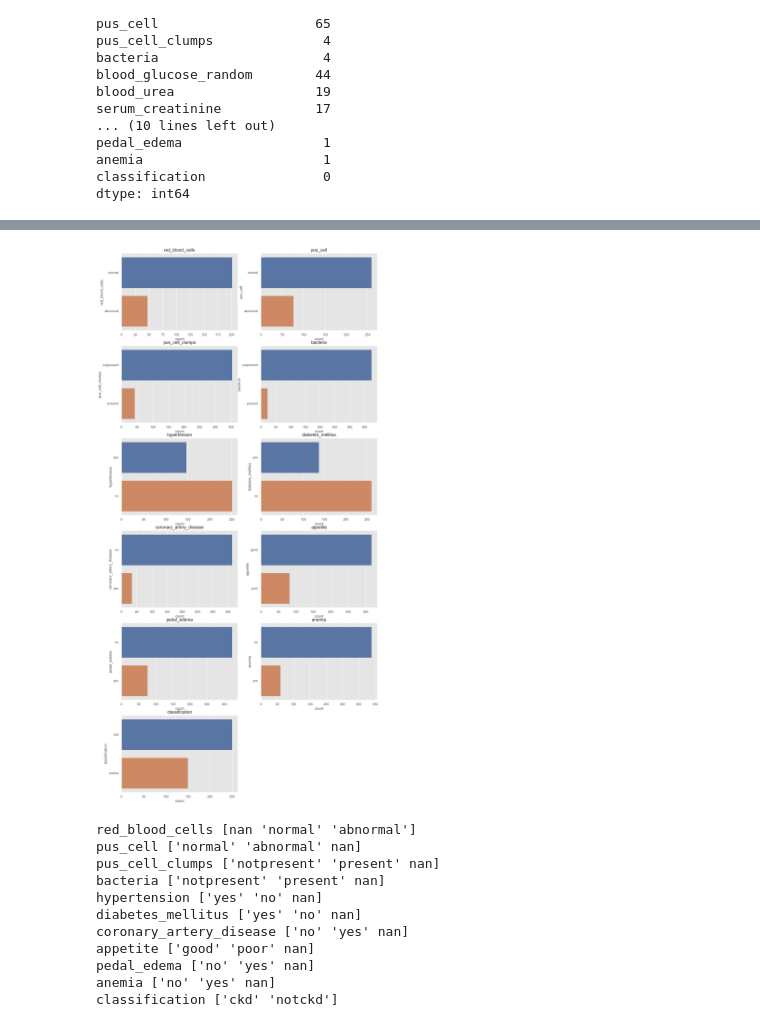
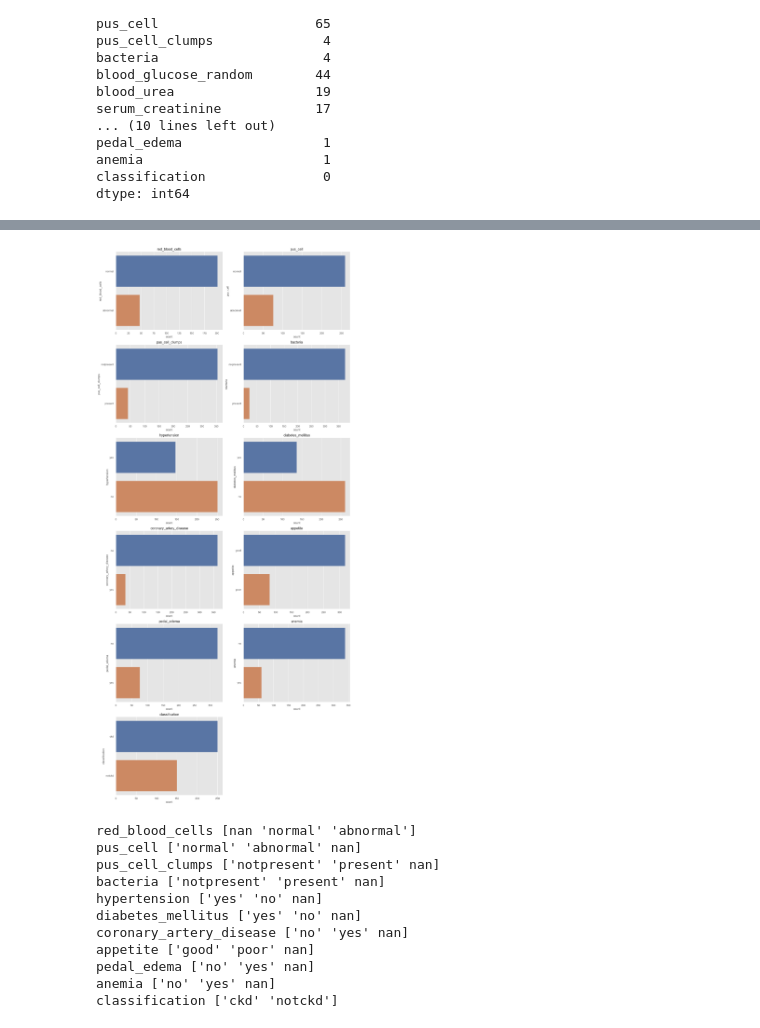
Before and after one commit to kumartusha/Machine_Learning_Fundamentals, a Jupyter notebook: ML_Projects/025_Kidney_Disease_Class_SML_Advance/Kidney Classification Prediction.ipynb, the cells around one changed output, grey strips where cells are left out. Saved outputs shown, nothing was run; the diff lists cells and outputs as text; code cells hidden in the pictures.

```diff
--- a/ML_Projects/025_Kidney_Disease_Class_SML_Advance/Kidney Classification Prediction.ipynb
+++ b/ML_Projects/025_Kidney_Disease_Class_SML_Advance/Kidney Classification Prediction.ipynb
@@ -321,6 +304,6 @@ Name: classification, dtype: object
 # %%
 #  Replace the wrong values to the right one.
-dataset.replace({"diabetes_mellitus": {"\tno": "no", "\tyes" : "yes"}}, inplace=True)
+dataset.replace({"diabetes_mellitus": {"\tno": "no", "\tyes" : "yes", " yes": "yes"}}, inplace=True)
 dataset.replace({"coronary_artery_disease": {"\tno": "no"}}, inplace=True)
 dataset.replace({"classification": {"ckd\t": "ckd"}}, inplace=True)
 # dataset.replace({"classification": {"yes": 1, "no": 0}}, inplace=True)
@@ -376,14 +360,16 @@ plt.show()
 # %%
 #  we need to plot the histogram for all the categorical columns.
 dataset.columns
 plt.figure(figsize=(15,70))
 for i,val in enumerate(categorical_col):
     plt.subplot(13, 2, i + 1)
     sns.countplot(dataset[val], palette="deep")
     plt.title(val)
+
+plt.tight_layout()
 plt.show()
 # %% [output]
-[figure, old version]
+[figure, new version]
 # %%
 for i in categorical_col:
     print(f'{i} {dataset[i].unique()}')
```
Also changed, not shown: parts of 36 cells of this notebook, 14 other files.
